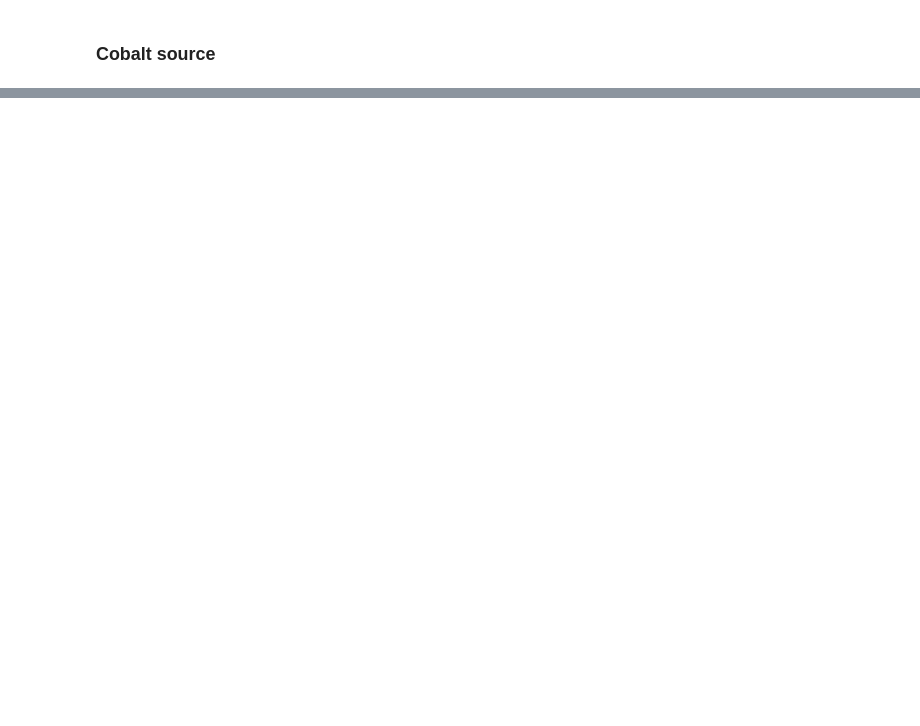
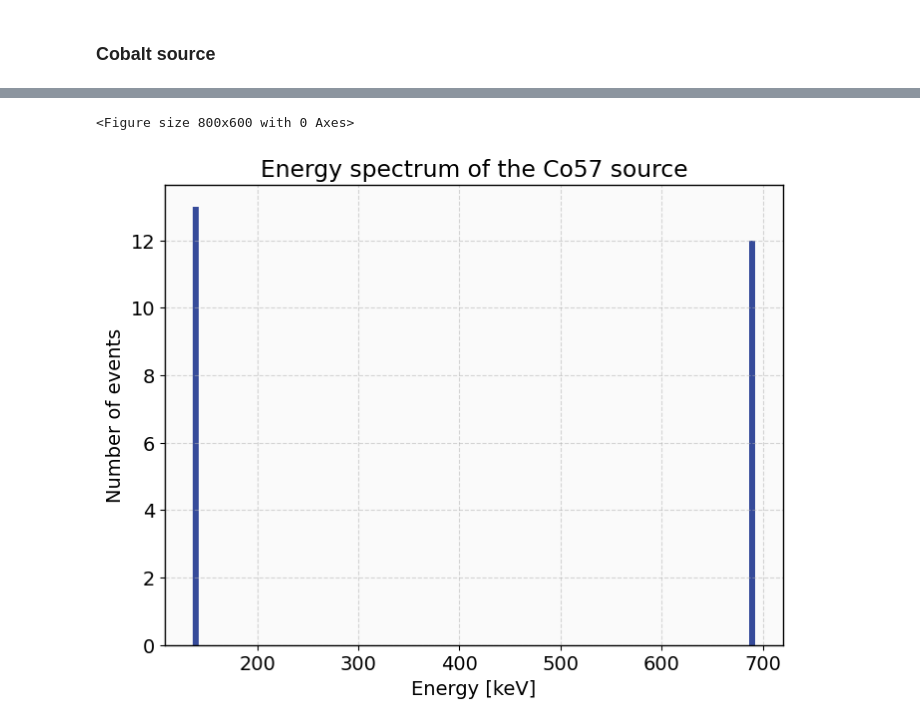
Before and after one commit to sanaouahada/Sources, a Jupyter notebook: test_plot_sources.ipynb, the cells around one changed output, grey strips where cells are left out. Drawn from its saved outputs; the diff is of its cells as text; code cells hidden in the pictures; blank space fills up the shorter version.

```diff
--- a/test_plot_sources.ipynb
+++ b/test_plot_sources.ipynb
@@ -43,0 +49,5 @@ pse.plot_energy_spectrum(barium, "Co57")
+# %%
+pse.plot_energy_spectrum(cobalt, "Co57")
+# %% [output]
+<Figure size 800x600 with 0 Axes>
+[figure, added]
```
Also changed, not shown: parts of 5 cells of this notebook, 22 other files.
